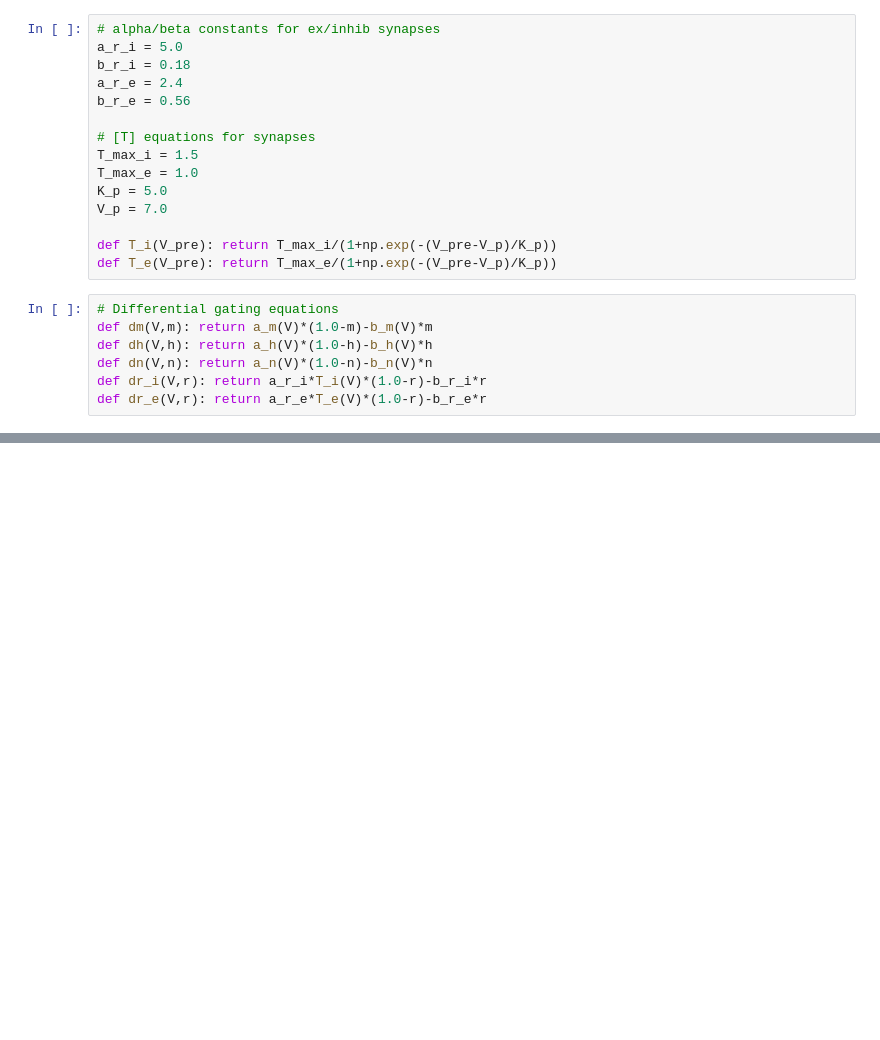
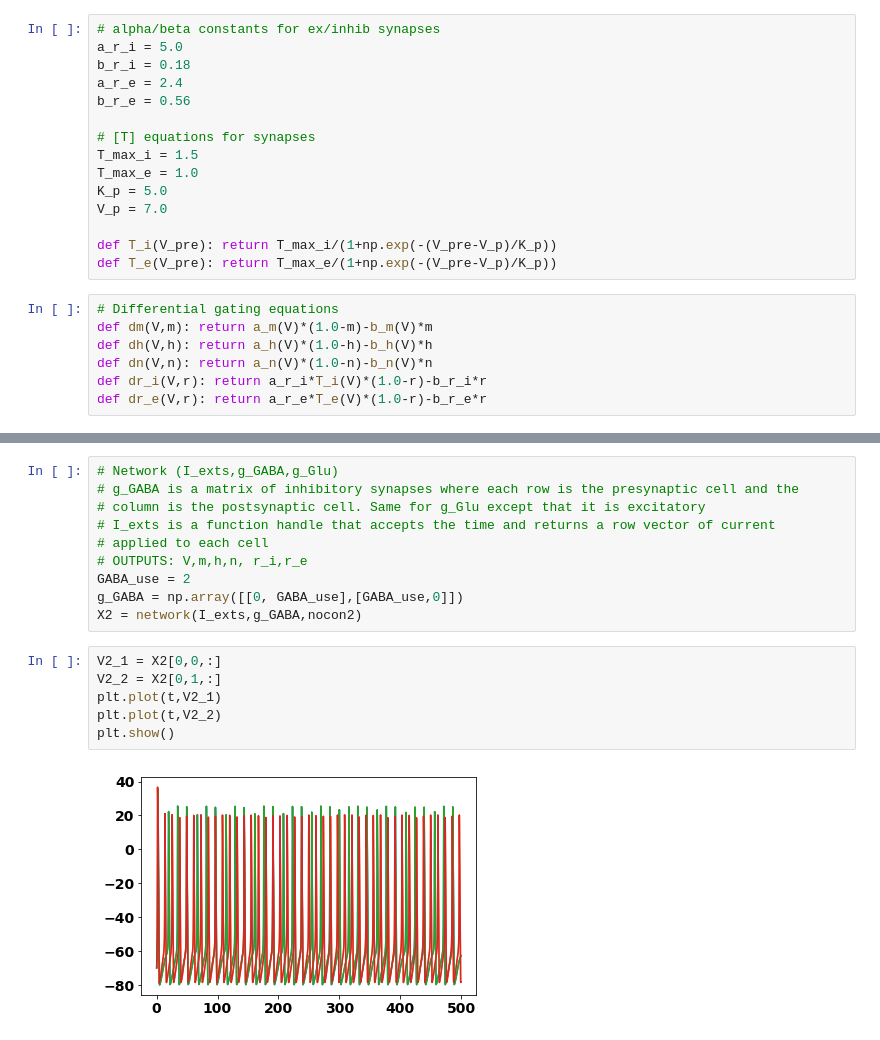
Before and after one commit to TimCSheehan/Neurodynamcis, a Jupyter notebook: WEEK4/HH_network_vectorize.ipynb, the cells around one changed output, grey strips where cells are left out. Saved outputs shown, nothing was run; the diff lists cells and outputs as text; blank space fills up the shorter version.

```diff
--- a/WEEK4/HH_network_vectorize.ipynb
+++ b/WEEK4/HH_network_vectorize.ipynb
@@ -98,0 +172,18 @@ int
+# %%
+# Network (I_exts,g_GABA,g_Glu)
+# g_GABA is a matrix of inhibitory synapses where each row is the presynaptic cell and the
+# column is the postsynaptic cell. Same for g_Glu except that it is excitatory
+# I_exts is a function handle that accepts the time and returns a row vector of current
+# applied to each cell
+# OUTPUTS: V,m,h,n, r_i,r_e
+GABA_use = 2
+g_GABA = np.array([[0, GABA_use],[GABA_use,0]])
+X2 = network(I_exts,g_GABA,nocon2)
+# %%
+V2_1 = X2[0,0,:]
+V2_2 = X2[0,1,:]
+plt.plot(t,V2_1)
+plt.plot(t,V2_2)
+plt.show()
+# %% [output]
+[figure, added]
```
Also changed, not shown: parts of 39 cells of this notebook, 50 other files.
